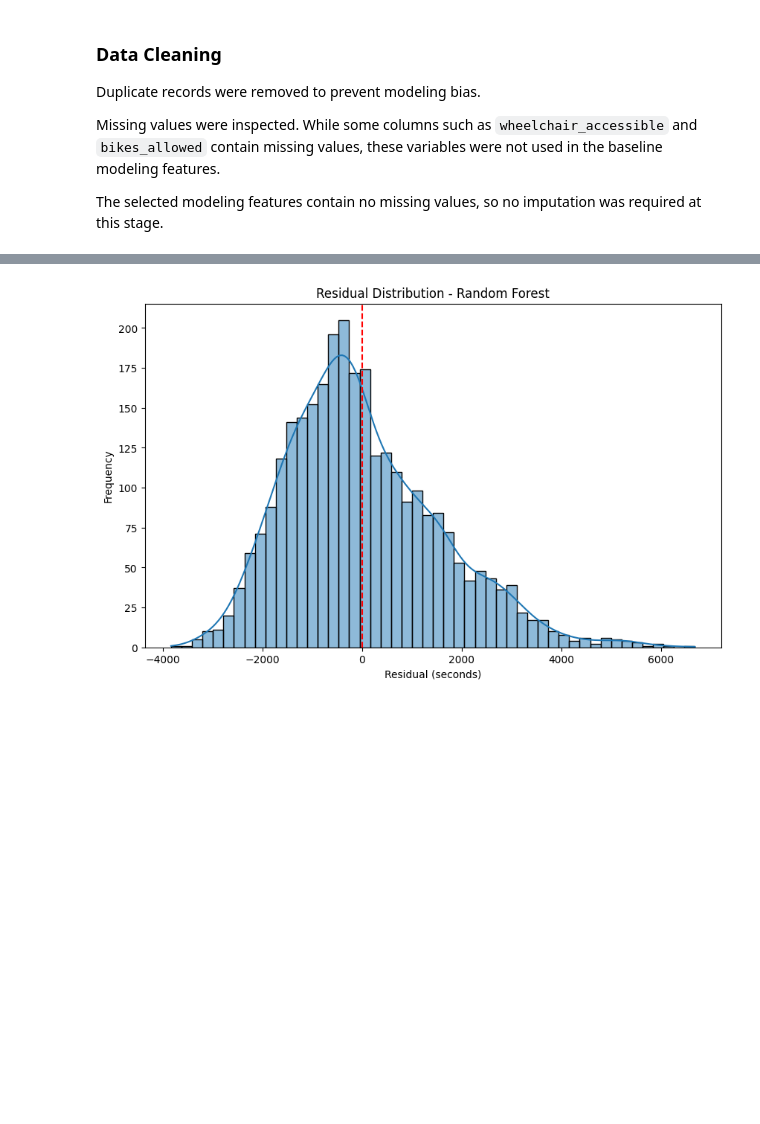
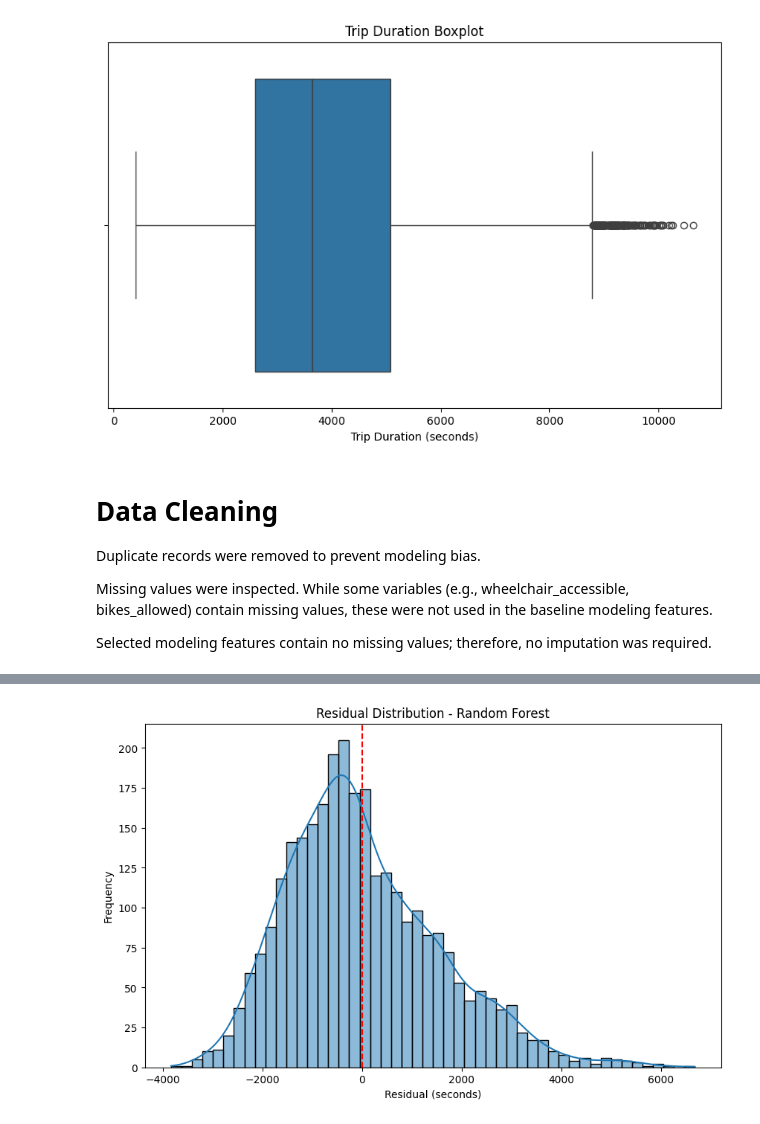
Before and after one commit to Felipe-Ulloa-CA/bus-eta-prediction, a Jupyter notebook: bus_eta_model.ipynb, the cells around one changed output, grey strips where cells are left out. Cells and saved outputs as stored; diff of their text form; code cells hidden in the pictures; blank space fills up the shorter version.

```diff
--- a/bus_eta_model.ipynb
+++ b/bus_eta_model.ipynb
@@ -140,8 +142,17 @@ dtype: int64
+# %%
+# Boxplot for outlier visualization
+plt.figure(figsize=(10,6))
+sns.boxplot(x=model_data["trip_duration_seconds"])
+plt.title("Trip Duration Boxplot")
+plt.xlabel("Trip Duration (seconds)")
+plt.show()
+# %% [output]
+[figure, added]
 # %% [markdown]
-### Data Cleaning
+# Data Cleaning
 
 Duplicate records were removed to prevent modeling bias.
 
-Missing values were inspected. While some columns such as `wheelchair_accessible` and `bikes_allowed` contain missing values, these variables were not used in the baseline modeling features.
+Missing values were inspected. While some variables (e.g., wheelchair_accessible, bikes_allowed) contain missing values, these were not used in the baseline modeling features.
 
-The selected modeling features contain no missing values, so no imputation was required at this stage.
+Selected modeling features contain no missing values; therefore, no imputation was required.
```
Also changed, not shown: parts of 45 cells of this notebook.
